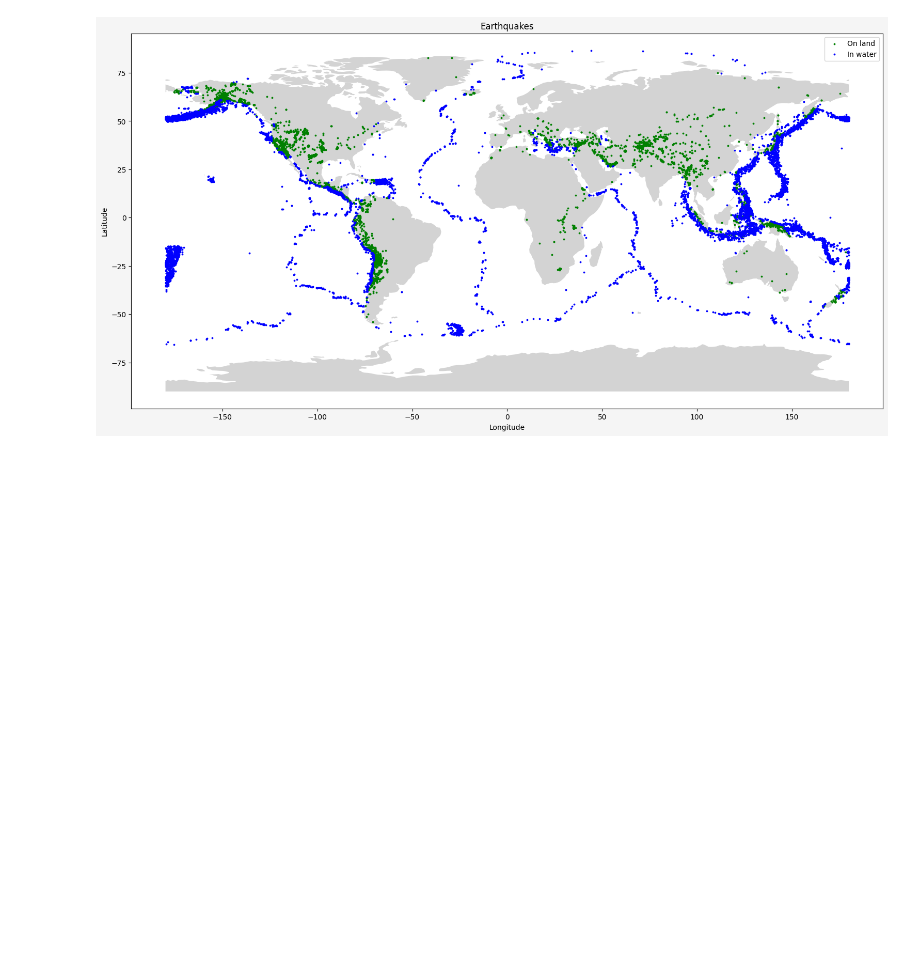
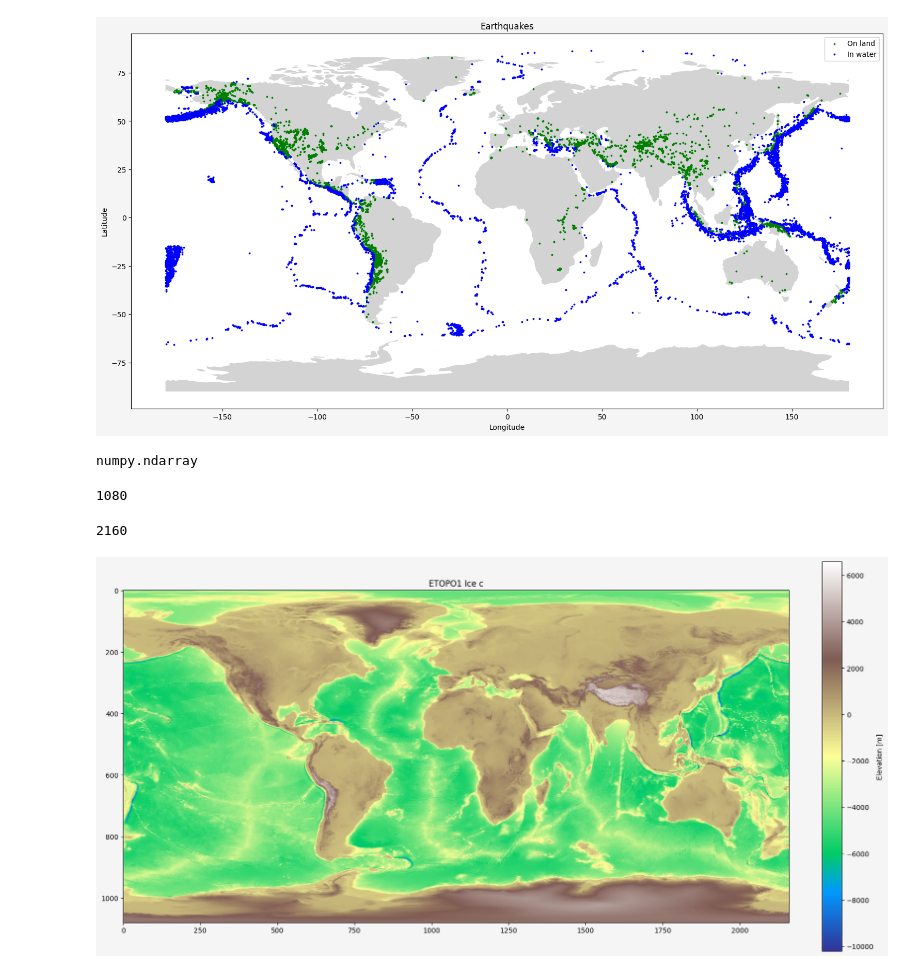
Before and after one commit to janiejestemja/geo, a Jupyter notebook: learning_notes.ipynb, the cells around one changed output. Saved outputs shown, nothing was run; the diff lists cells and outputs as text; code cells hidden in the pictures; blank space fills up the shorter version.

```diff
--- a/learning_notes.ipynb
+++ b/learning_notes.ipynb
@@ -167,0 +166,23 @@ plt.show()
+# %%
+with rasterio.open("data/ETOPO1_Ice_c_geotiff.tif") as source:
+    elevation = source.read(1)[::10, ::10] # Read every 10th Pixel
+# %%
+type(elevation)
+# %% [output]
+numpy.ndarray
+# %%
+len(elevation)
+# %% [output]
+1080
+# %%
+len(elevation[0])
+# %% [output]
+2160
+# %%
+fig, ax = plt.subplots(figsize=(16, 8), facecolor="whitesmoke", layout="constrained")
+plt.imshow(elevation, cmap="terrain")
+plt.colorbar(label="Elevation [m]")
+plt.title("ETOPO1 Ice c")
+plt.show()
+# %% [output]
+[figure, added]
```
Also changed, not shown: parts of 5 cells of this notebook.
